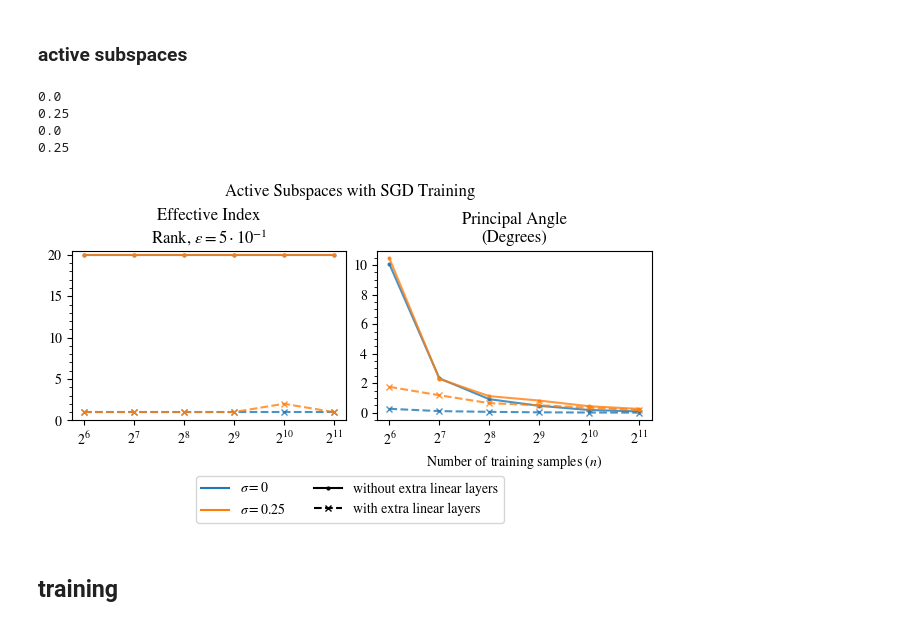
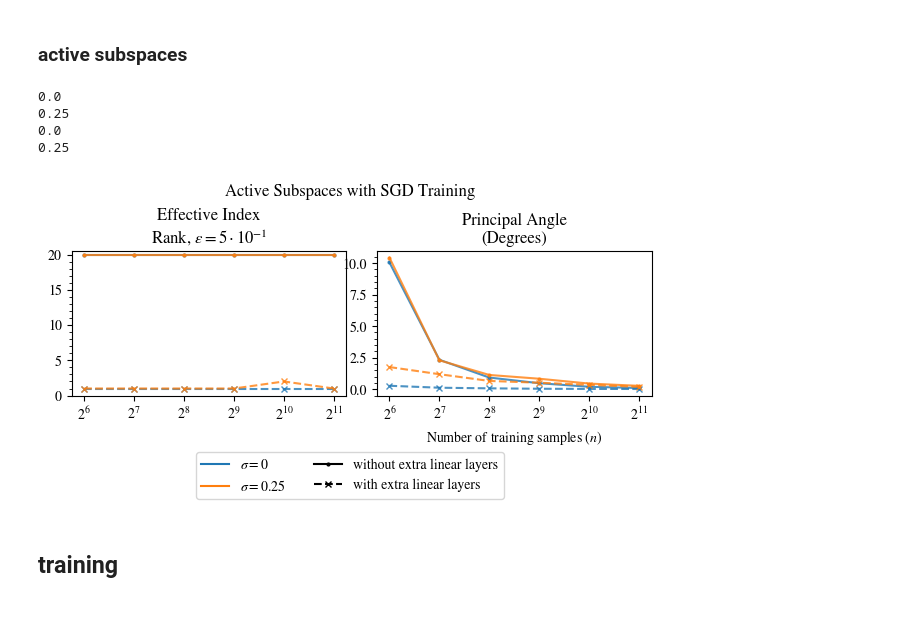
Before and after one commit to suzannastep/linear_layers_experiments, a Jupyter notebook: figs/plotting_results_SGD.ipynb, the cells around one changed output. Saved outputs shown, nothing was run; the diff lists cells and outputs as text; code cells hidden in the pictures.

```diff
--- a/figs/plotting_results_SGD.ipynb
+++ b/figs/plotting_results_SGD.ipynb
@@ -447,7 +447,7 @@ handles += [
 ]
 
 #active subspace error plot
-f, ax = plt.subplots(ncols=2,nrows=1, sharex=True, sharey=False, figsize=(columnwidth,3))
+f, ax = plt.subplots(ncols=2,nrows=1, sharex=True, sharey=False, figsize=(columnwidth,2.75))
 for row,metric in enumerate([r"Effective Index Rank, $\varepsilon = 5\cdot10^{-1}$","Principal Angle (Degrees)"]):
     for sigma in res.sigma.unique():
         print(sigma)
@@ -462,34 +462,34 @@ for row,metric in enumerate([r"Effective Index Rank, $\varepsilon = 5\cdot10^{-1
                 points = (np.array(curr["Gradient Singular Values"].tolist())/np.sqrt(2048) > ranktol).sum(axis=1)
                 ax[row].set_yticks(np.arange(0,21,5))
                 ax[row].set_ylim(0,20.5)
             marker = markers[label]
             ax[row].plot(curr.n,points,
                                 linestyle=ls,
                                 color=colors[sigma],
                                 marker=marker,
                                 markersize=markersize,
                                 alpha=0.8)
             # for (_,model),y in zip(curr.iterrows(),points):
             #     text = rf'$\lambda = {model["lambda"]:.0e}$' + f'\nL = {model["L"]}\nfit {model["Final Train MSE"]:.1e}\nwd{model["Final Weight Decay"]:.1e}\nVal{model["Validation MSE"]:.1e}'
             #     ax[row,col].annotate(text,[model["n"],y],fontsize=1)
     #plot set up
     ax[row].set_title(metric[:15] + '\n' + metric[16:])
     ax[0].set_yticks(range(21), minor=True)
     ax[row].set_xscale("log",base=2)
     ax[row].set_xticks([2**k for k in range(6,12)])
     ax[1].set_xlabel("Number of training samples ($n$)")
     ax[row].minorticks_on()
 f.legend(handles=handles, ncol=2, loc = 'upper center', bbox_to_anchor=(0.5,0.03))
 plt.suptitle(f"Active Subspaces with SGD Training")
 plt.tight_layout(pad=0.5,h_pad=0.5, w_pad=0.5)
 plt.savefig(job_name+f"Active Subspaces.pdf",dpi=300,bbox_inches='tight')
 plt.show()
 # %% [output]
 0.0
 0.25
 0.0
 0.25
-[figure, old version]
+[figure, new version]
 # %% [markdown]
 ## training
 # %%
```
Also changed, not shown: parts of 1 cell of this notebook, 9 other files.
